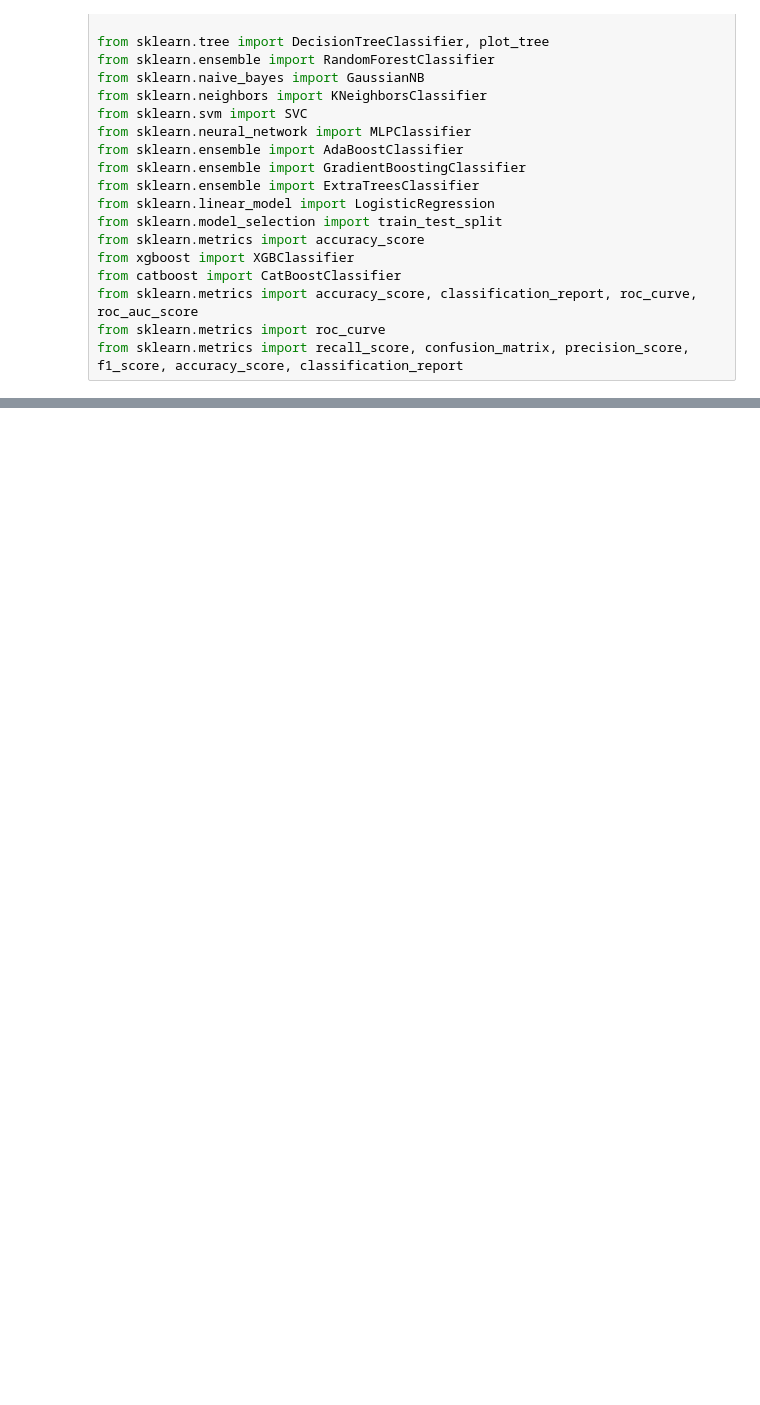
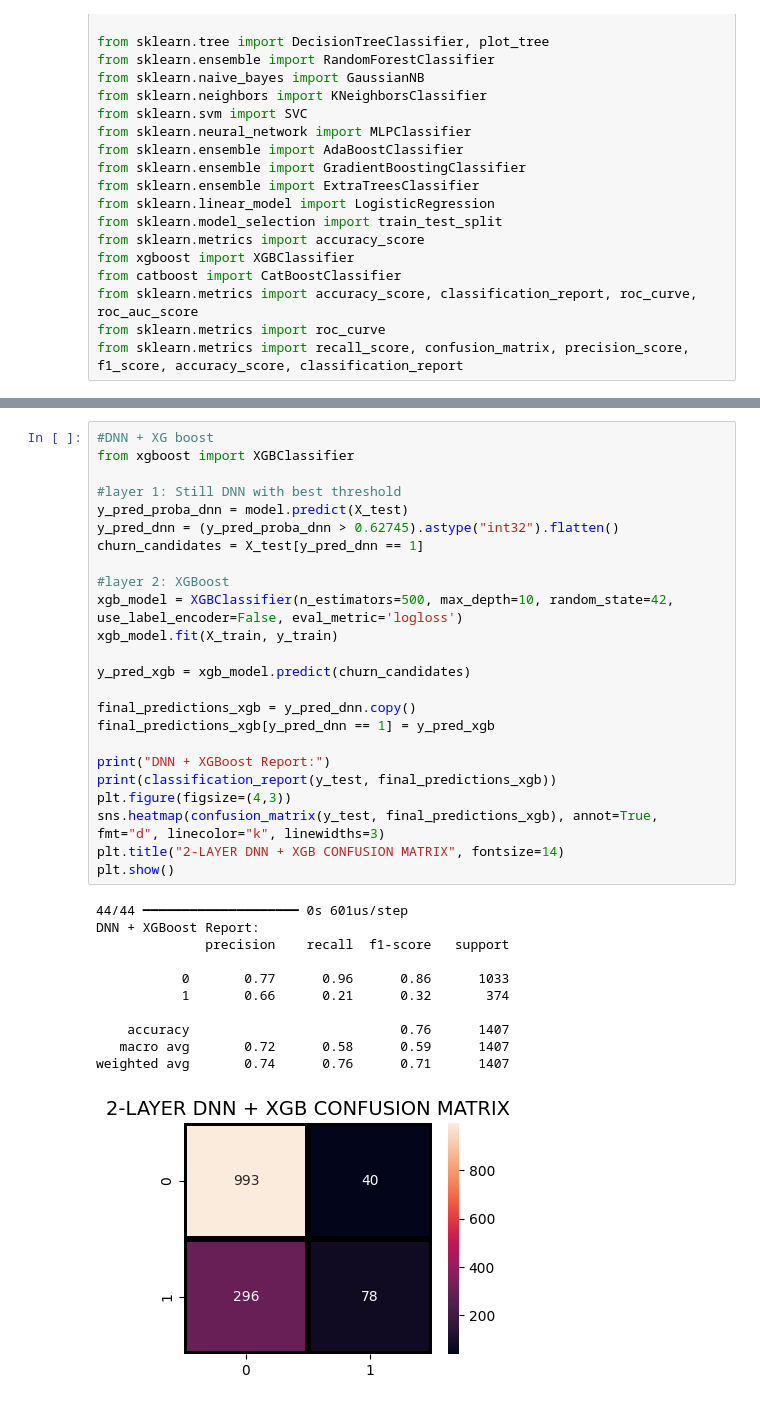
Before and after one commit to ngocmai141106/AI66B_group_9, a Jupyter notebook: code/extra_2layer.ipynb, the cells around one changed output, grey strips where cells are left out. Cells and saved outputs as stored; diff of their text form; blank space fills up the shorter version.

```diff
--- a/code/extra_2layer.ipynb
+++ b/code/extra_2layer.ipynb
@@ -41,0 +97,36 @@ FileNotFoundError: [Errno 2] No such file or directory: '../dataset/train.csv'
+# %%
+#DNN + XG boost
+from xgboost import XGBClassifier
+
+#layer 1: Still DNN with best threshold
+y_pred_proba_dnn = model.predict(X_test)
+y_pred_dnn = (y_pred_proba_dnn > 0.62745).astype("int32").flatten()
+churn_candidates = X_test[y_pred_dnn == 1]
+
+#layer 2: XGBoost
+xgb_model = XGBClassifier(n_estimators=500, max_depth=10, random_state=42, use_label_encoder=False, eval_metric='logloss')
+xgb_model.fit(X_train, y_train)
+
+y_pred_xgb = xgb_model.predict(churn_candidates)
+
+final_predictions_xgb = y_pred_dnn.copy()
+final_predictions_xgb[y_pred_dnn == 1] = y_pred_xgb
+
+print("DNN + XGBoost Report:")
+print(classification_report(y_test, final_predictions_xgb))
+plt.figure(figsize=(4,3))
+sns.heatmap(confusion_matrix(y_test, final_predictions_xgb), annot=True, fmt="d", linecolor="k", linewidths=3)
+plt.title("2-LAYER DNN + XGB CONFUSION MATRIX", fontsize=14)
+plt.show()
+# %% [output]
+44/44 ━━━━━━━━━━━━━━━━━━━━ 0s 601us/step
+DNN + XGBoost Report:
+              precision    recall  f1-score   support
+
+           0       0.77      0.96      0.86      1033
+           1       0.66      0.21      0.32       374
+
+    accuracy                           0.76      1407
+   macro avg       0.72      0.58      0.59      1407
+weighted avg       0.74      0.76      0.71      1407
+[figure, added]
```
Also changed, not shown: parts of 6 cells of this notebook, 5 other files.
